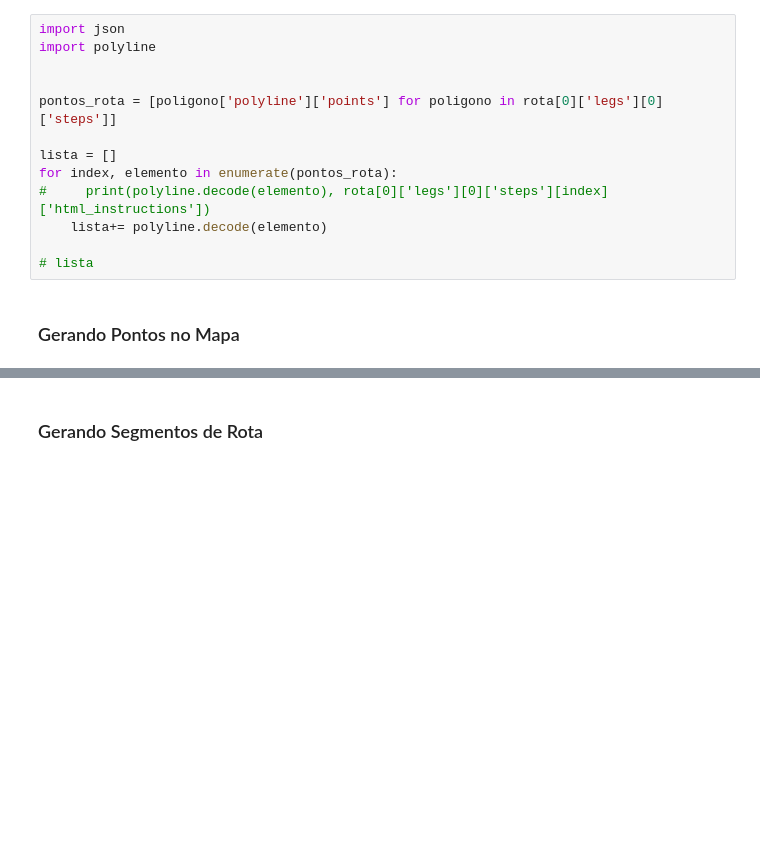
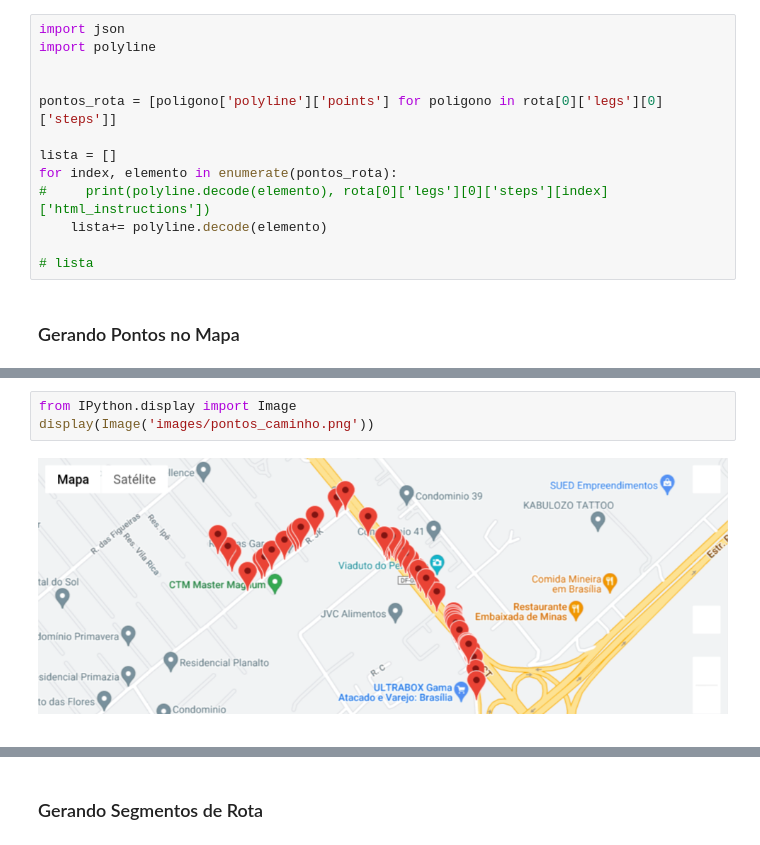
Before and after one commit to DoGuide-PI2/DoGuide-API, a Jupyter notebook: MaaS/notebook_maps.ipynb, the cells around one changed output, grey strips where cells are left out. Cells and saved outputs as stored; diff of their text form; blank space fills up the shorter version.

```diff
--- a/MaaS/notebook_maps.ipynb
+++ b/MaaS/notebook_maps.ipynb
@@ -90,0 +86,5 @@ display(fig)
+# %%
+from IPython.display import Image
+display(Image('images/pontos_caminho.png'))
+# %% [output]
+[figure, added]
```
Also changed, not shown: parts of 10 cells of this notebook.
